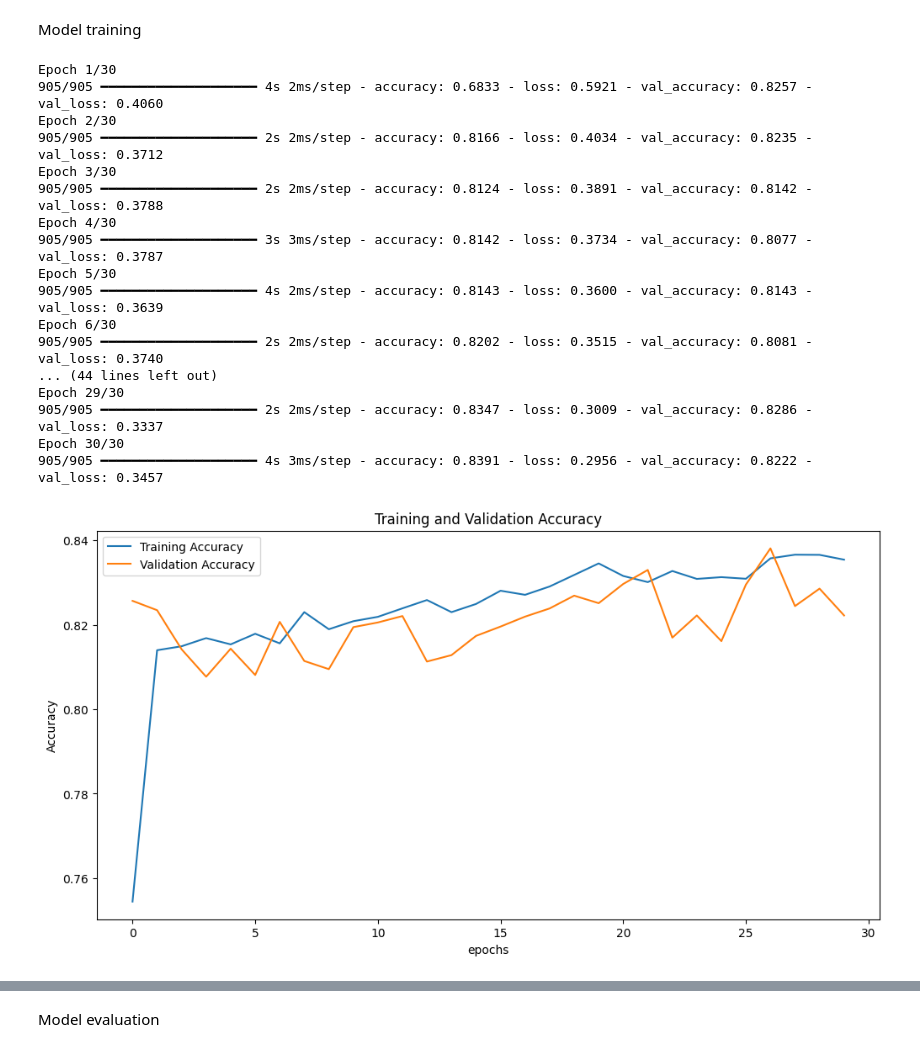
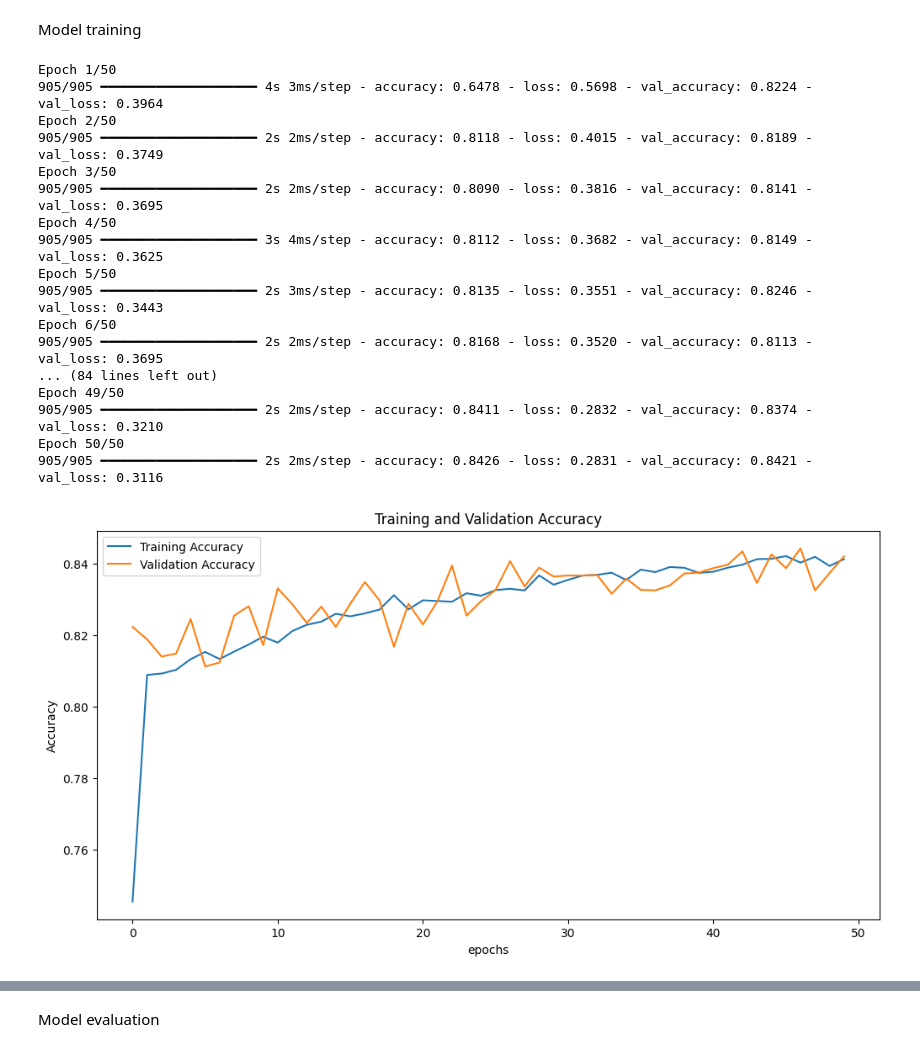
Before and after one commit to Deshan-Senanayake/Classification-ML-CW, a Jupyter notebook: Neural_Network_updated.ipynb, the cells around one changed output, grey strips where cells are left out. Cells and saved outputs as stored; diff of their text form; code cells hidden in the pictures.

```diff
--- a/Neural_Network_updated.ipynb
+++ b/Neural_Network_updated.ipynb
@@ -723,54 +723,54 @@ history = model.fit(
 
     X_train, y_train,
     validation_split=0.2,
-    epochs=30,  # epochs reducing
+    epochs=50,  # epochs reducing
     batch_size=32,
     class_weight=class_weights_dict,  # class imbalance handling
     verbose=1
 )
 
 # training and validation accuracy
 import matplotlib.pyplot as plt
 
 plt.figure(figsize=(12, 6))
 plt.plot(history.history['accuracy'], label='Training Accuracy')
 plt.plot(history.history['val_accuracy'], label='Validation Accuracy')
 plt.title('Training and Validation Accuracy')
 plt.xlabel('epochs')
 plt.ylabel('Accuracy')
 plt.legend()
 plt.show()
 
 # validation loss
 plt.figure(figsize=(12, 6))
 plt.plot(history.history['loss'], label='Training Loss')
 plt.plot(history.history['val_loss'], label='Validation Loss')
 plt.title('Training and Validation Loss')
 plt.xlabel('Epochs')
 plt.ylabel('Loss')
 plt.legend()
 plt.show()
 
 # model on the test set
 test_loss, test_accuracy = model.evaluate(X_test, y_test, verbose=0)
 print(f"Test Loss: {test_loss:.4f}")
 print(f"Test Accuracy: {test_accuracy:.4f}")
 # %% [output]
-Epoch 1/30
-905/905 ━━━━━━━━━━━━━━━━━━━━ 4s 2ms/step - accuracy: 0.6833 - loss: 0.5921 - val_accuracy: 0.8257 - val_loss: 0.4060
-Epoch 2/30
-905/905 ━━━━━━━━━━━━━━━━━━━━ 2s 2ms/step - accuracy: 0.8166 - loss: 0.4034 - val_accuracy: 0.8235 - val_loss: 0.3712
-Epoch 3/30
-905/905 ━━━━━━━━━━━━━━━━━━━━ 2s 2ms/step - accuracy: 0.8124 - loss: 0.3891 - val_accuracy: 0.8142 - val_loss: 0.3788
-Epoch 4/30
-905/905 ━━━━━━━━━━━━━━━━━━━━ 3s 3ms/step - accuracy: 0.8142 - loss: 0.3734 - val_accuracy: 0.8077 - val_loss: 0.3787
-Epoch 5/30
-905/905 ━━━━━━━━━━━━━━━━━━━━ 4s 2ms/step - accuracy: 0.8143 - loss: 0.3600 - val_accuracy: 0.8143 - val_loss: 0.3639
-Epoch 6/30
-905/905 ━━━━━━━━━━━━━━━━━━━━ 2s 2ms/step - accuracy: 0.8202 - loss: 0.3515 - val_accuracy: 0.8081 - val_loss: 0.3740
-... (44 lines left out)
-Epoch 29/30
-905/905 ━━━━━━━━━━━━━━━━━━━━ 2s 2ms/step - accuracy: 0.8347 - loss: 0.3009 - val_accuracy: 0.8286 - val_loss: 0.3337
-Epoch 30/30
-905/905 ━━━━━━━━━━━━━━━━━━━━ 4s 3ms/step - accuracy: 0.8391 - loss: 0.2956 - val_accuracy: 0.8222 - val_loss: 0.3457
+Epoch 1/50
+905/905 ━━━━━━━━━━━━━━━━━━━━ 4s 3ms/step - accuracy: 0.6478 - loss: 0.5698 - val_accuracy: 0.8224 - val_loss: 0.3964
+Epoch 2/50
+905/905 ━━━━━━━━━━━━━━━━━━━━ 2s 2ms/step - accuracy: 0.8118 - loss: 0.4015 - val_accuracy: 0.8189 - val_loss: 0.3749
+Epoch 3/50
+905/905 ━━━━━━━━━━━━━━━━━━━━ 2s 2ms/step - accuracy: 0.8090 - loss: 0.3816 - val_accuracy: 0.8141 - val_loss: 0.3695
+Epoch 4/50
+905/905 ━━━━━━━━━━━━━━━━━━━━ 3s 4ms/step - accuracy: 0.8112 - loss: 0.3682 - val_accuracy: 0.8149 - val_loss: 0.3625
+Epoch 5/50
+905/905 ━━━━━━━━━━━━━━━━━━━━ 2s 3ms/step - accuracy: 0.8135 - loss: 0.3551 - val_accuracy: 0.8246 - val_loss: 0.3443
+Epoch 6/50
+905/905 ━━━━━━━━━━━━━━━━━━━━ 2s 2ms/step - accuracy: 0.8168 - loss: 0.3520 - val_accuracy: 0.8113 - val_loss: 0.3695
+... (84 lines left out)
+Epoch 49/50
+905/905 ━━━━━━━━━━━━━━━━━━━━ 2s 2ms/step - accuracy: 0.8411 - loss: 0.2832 - val_accuracy: 0.8374 - val_loss: 0.3210
+Epoch 50/50
+905/905 ━━━━━━━━━━━━━━━━━━━━ 2s 2ms/step - accuracy: 0.8426 - loss: 0.2831 - val_accuracy: 0.8421 - val_loss: 0.3116
-[figure, old version]
+[figure, new version]
```
Also changed, not shown: parts of 3 cells of this notebook.
